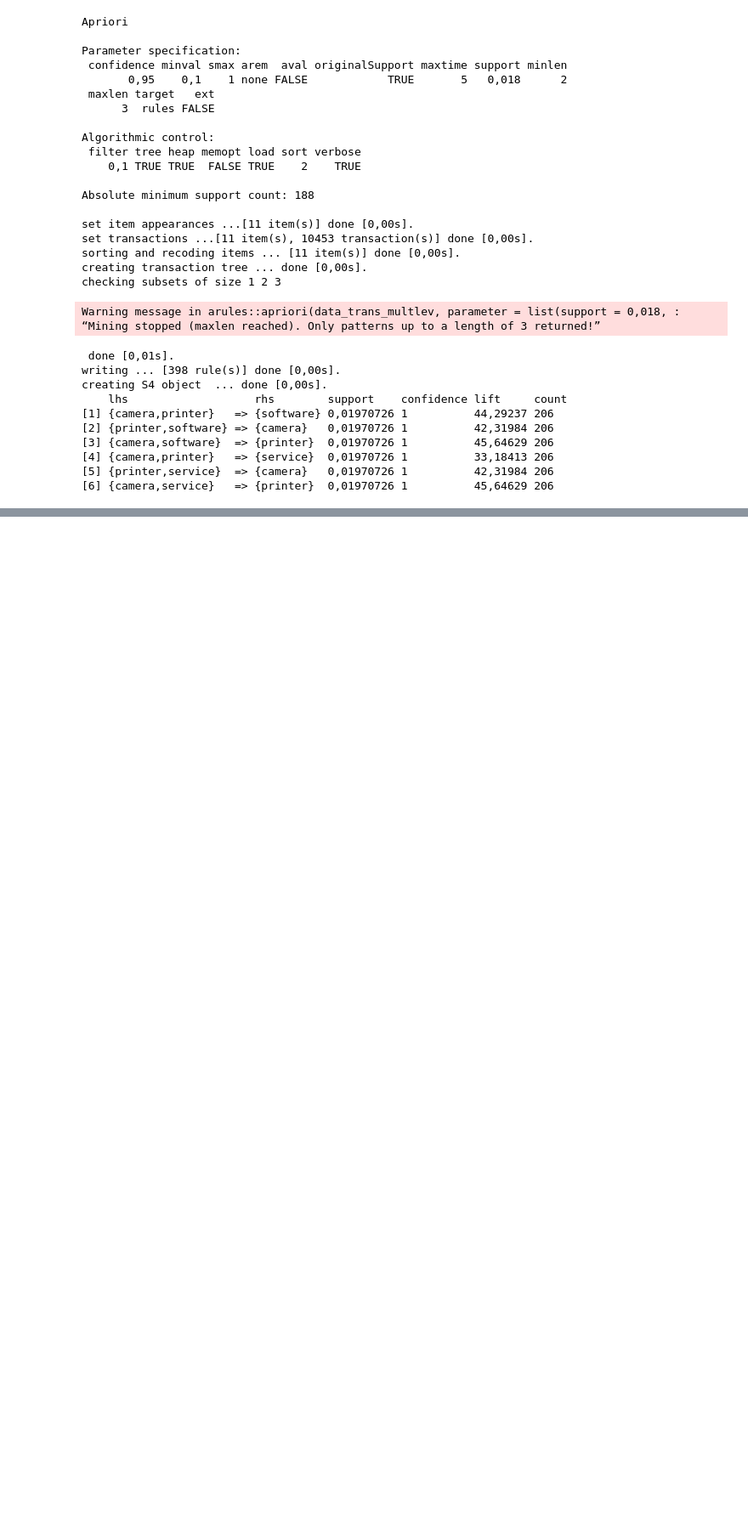
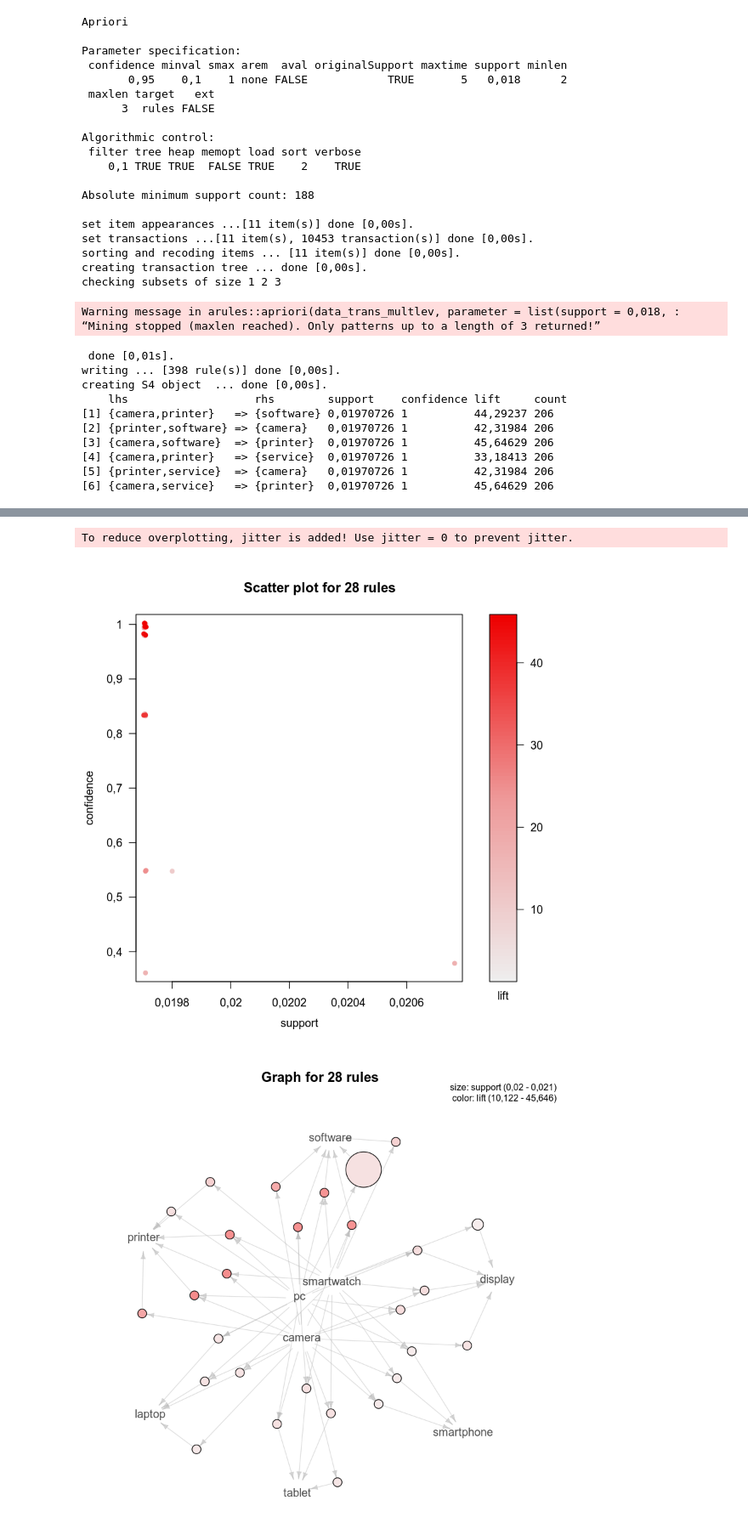
Before and after one commit to TuomoKareoja/product-associations-discovery, a Jupyter notebook: notebooks/exploratory/apriori_exploration.ipynb, the cells around one changed output, grey strips where cells are left out. Shown: that part at 85% size. Cells and saved outputs as stored; diff of their text form; code cells hidden in the pictures; blank space fills up the shorter version.

Commit message:
rules extraction for only most profitable products

```diff
--- a/notebooks/exploratory/apriori_exploration.ipynb
+++ b/notebooks/exploratory/apriori_exploration.ipynb
@@ -235,0 +230,29 @@ Warning message:
+# %%
+rules_multlev_high_profit <- arules::apriori(
+    data_trans_multlev,
+    parameter=list(
+        support=0.01,
+        confidence=0.2,
+        minlen=2,
+        maxlen=4,
+        target='rules'
+    ),
+    appearance=list(
+        rhs=c(
+            "display",
+            "laptop",
+            "smartphone",
+            "software",
+            "tablet",
+            "printer"
+        ),
+        default='lhs'
+    )
+)
+
+# Dropping redundant, statistically non-significant rules and rules with less than 2 lift
+rules_multlev_high_profit <- rules_multlev_high_profit[!arules::is.redundant(rules_multlev_high_profit)]
+rules_multlev_high_profit <- rules_multlev_high_profit[arules::is.significant(rules_multlev_high_profit, data_trans_multlev, method='chisq', alpha=0.001, adjust='bonferroni')]
+rules_multlev_high_profit <- arules::subset(rules_multlev_high_profit, lift >= 10)
+
+arules::inspect(head(rules_multlev_high_profit))
@@ -235,0 +291,13 @@ Warning message:
+# %%
+# removing rules that contain accessories, service, other, or extended warranty on the left hand side
+rules_multlev_high_profit_subset <- subset(rules_multlev_high_profit, !(lhs %in% c("accessories", "service", "extended warranty", "other")));
+# %%
+# Visualizing the rules
+library(arulesViz)
+plot(rules_multlev_high_profit_subset)
+plot(rules_multlev_high_profit_subset, method='graph')
+plot(rules_multlev_high_profit_subset, method='grouped matrix')
+# %% [output]
+To reduce overplotting, jitter is added! Use jitter = 0 to prevent jitter.
+[figure, added]
+[figure, added]
```
Also changed, not shown: parts of 7 cells of this notebook, 3 other files.
